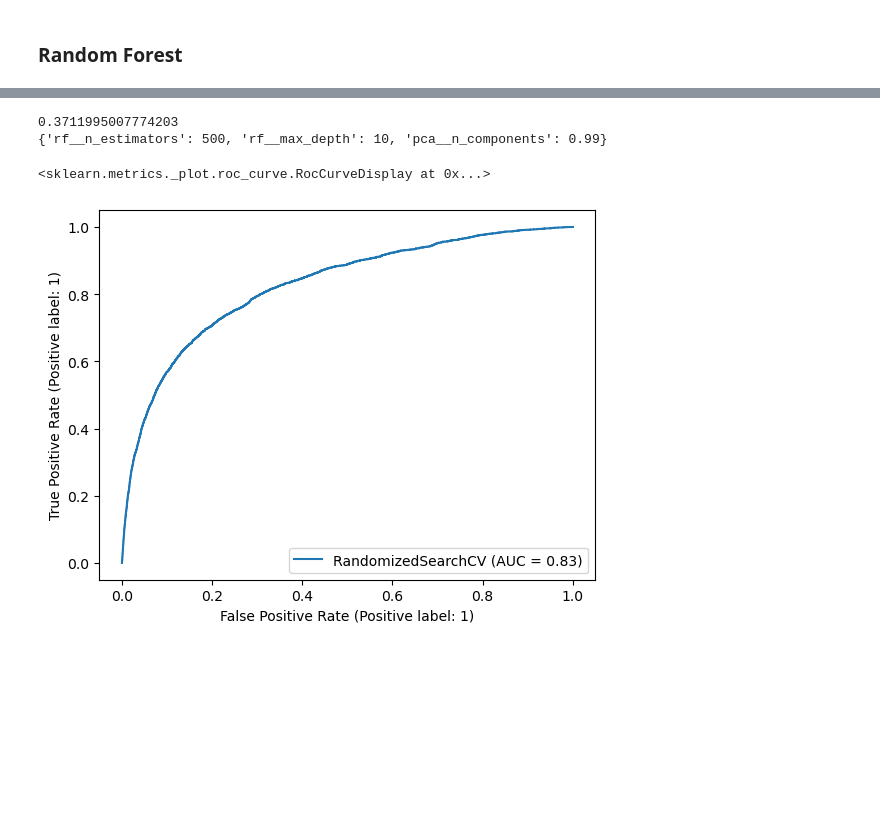
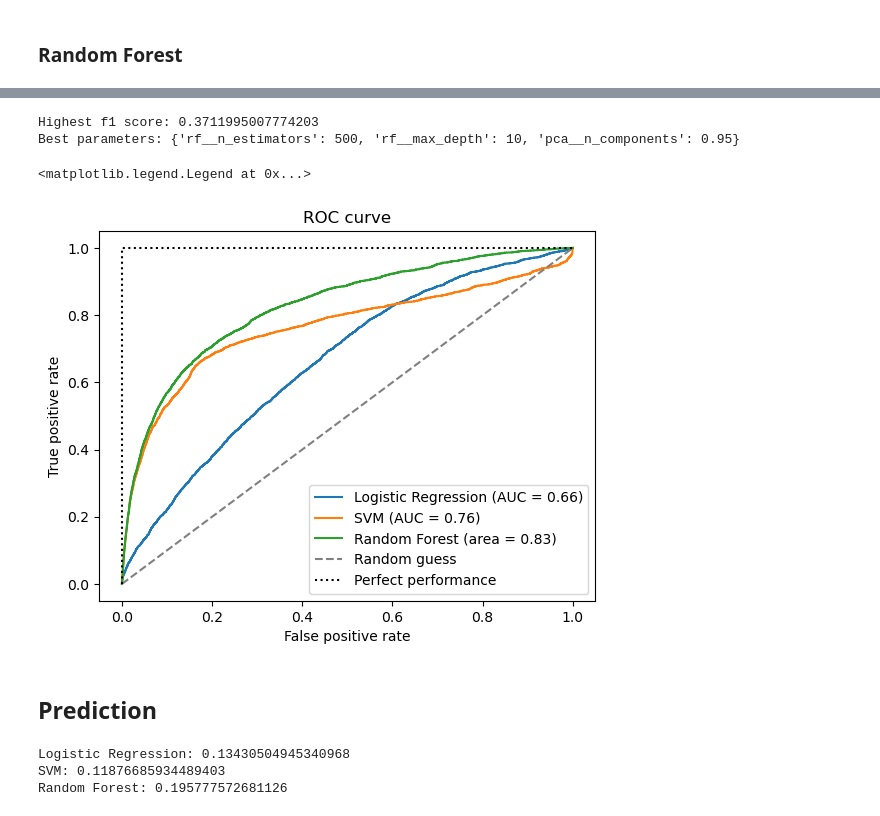
Before and after one commit to RickChauYanChak/Give-Me-Some-Credit, a Jupyter notebook: code/PCA-Hyperparameter-CV.ipynb, the cells around one changed output, grey strips where cells are left out. Cells and saved outputs as stored; diff of their text form; code cells hidden in the pictures; blank space fills up the shorter version.

```diff
--- a/code/PCA-Hyperparameter-CV.ipynb
+++ b/code/PCA-Hyperparameter-CV.ipynb
@@ -118,3 +116,6 @@ metrics.RocCurveDisplay.from_estimator(gs_lr, X_test, y_test)
+# %%
+fpr_lr, tpr_lr, thresholds_lr = metrics.roc_curve(y_test, proba_lr)
+auc_lr = metrics.auc(fpr_lr, tpr_lr)
 # %% [markdown]
 ### SVM
 # %%
@@ -133,10 +134,7 @@ param_grid_svm = [{'pca__n_components': [0.8, 0.85, 0.9, 0.95, 0.99],
                   {'pca__n_components': [0.8, 0.85, 0.9, 0.95, 0.99],
                    'svm__C': C_range,
                    'svm__kernel': ['rbf'],
-                   'svm__gamma': gamma_range},
-                  {'pca__n_components': [0.8, 0.85, 0.9, 0.95, 0.99],
-                   'svm__C': C_range,
-                   'svm__kernel': ['linear']}]
+                   'svm__gamma': gamma_range}]
 
 rs_svm = RandomizedSearchCV(estimator=pipeline_svm,
                             param_distributions=param_grid_svm,
@@ -145,6 +143,6 @@ rs_svm = RandomizedSearchCV(estimator=pipeline_svm,
                             refit=True,
                             n_jobs=-1,
                             verbose=3,
-                            n_iter=40)
+                            n_iter=50)
 # %%
 rs_svm = rs_svm.fit(X_train, y_train)
@@ -196,11 +286,37 @@ Fitting 5 folds for each of 50 candidates, totalling 250 fits
 # %%
-print(rs_rf.best_score_)
-print(rs_rf.best_params_)
+print("Highest f1 score: {}".format(rs_rf.best_score_))
+print("Best parameters: {}".format(rs_rf.best_params_))
 # %% [output]
-0.3711995007774203
-{'rf__n_estimators': 500, 'rf__max_depth': 10, 'pca__n_components': 0.99}
+Highest f1 score: 0.3711995007774203
+Best parameters: {'rf__n_estimators': 500, 'rf__max_depth': 10, 'pca__n_components': 0.95}
-# %%
-metrics.RocCurveDisplay.from_estimator(rs_rf, X_test, y_test)
-# %% [output]
-<sklearn.metrics._plot.roc_curve.RocCurveDisplay at 0x...>
-[figure, removed]
+# %%
+proba_rf = rs_rf.predict_proba(X_test)[:, 1]
+# %%
+fpr_rf, tpr_rf, thresholds_rf = metrics.roc_curve(y_test, proba_rf)
+roc_auc_rf = metrics.auc(fpr_rf, tpr_rf)
+# %%
+fig, ax = plt.subplots()
+
+plt.plot(fpr_lr, tpr_lr, label='Logistic Regression (AUC = %0.2f)' % auc_lr)
+metrics.RocCurveDisplay.from_estimator(rs_svm, X_test, y_test, ax=ax, name='SVM')
+# plt.plot(fpr_svm, tpr_svm, label='SVM (area = %0.2f)' % auc_svm)
+plt.plot(fpr_rf, tpr_rf, label='Random Forest (AUC = %0.2f)' % roc_auc_rf)
+plt.plot([0, 1],
+         [0, 1],
+         'k--',
+         label='Random guess',
+         color='grey')
+plt.plot([0, 0, 1],
+         [0, 1, 1],
+         linestyle=':',
+         color='black',
+         label='Perfect performance')
+plt.xlabel('False positive rate')
+plt.ylabel('True positive rate')
+plt.title('ROC curve')
+plt.legend(loc="lower right")
+# %% [output]
+<matplotlib.legend.Legend at 0x...>
+[figure, added]
+# %% [markdown]
+## Prediction
@@ -206,0 +336,8 @@ metrics.RocCurveDisplay.from_estimator(rs_rf, X_test, y_test)
+# %%
+print("Logistic Regression: {}".format(metrics.f1_score(y_predict, y_predict_lr)))
+print("SVM: {}".format(metrics.f1_score(y_predict, y_predict_svm)))
+print("Random Forest: {}".format(metrics.f1_score(y_predict, y_predict_rf)))
+# %% [output]
+Logistic Regression: 0.13430504945340968
+SVM: 0.11876685934489403
+Random Forest: 0.195777572681126
```
Also changed, not shown: parts of 14 cells of this notebook, 1 other file.
